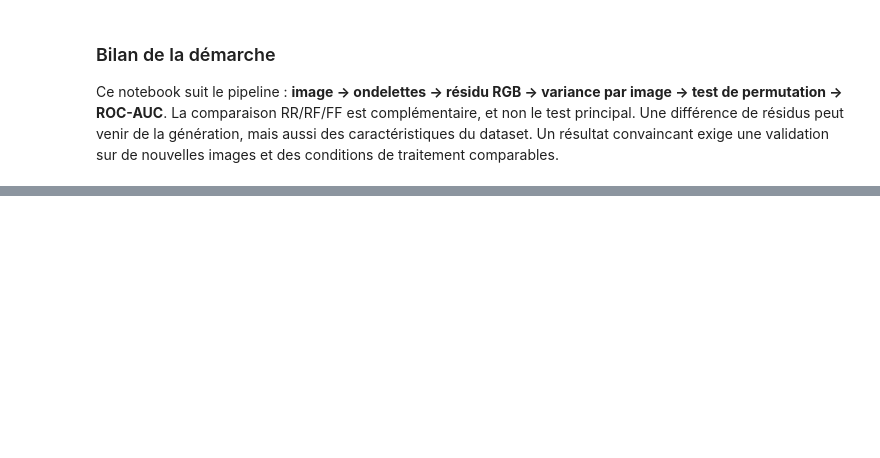
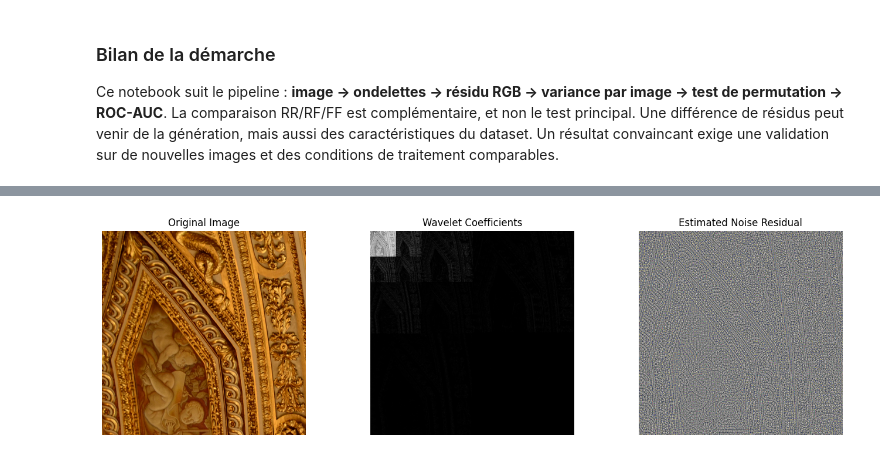
Before and after one commit to yassinekhaldoun/Deepfake-Detection-Image-Forensics-Machine-Learning, a Jupyter notebook: noise/noise.ipynb, the cells around one changed output, grey strips where cells are left out. Drawn from its saved outputs; the diff is of its cells as text; code cells hidden in the pictures; blank space fills up the shorter version.

```diff
--- a/noise/noise.ipynb
+++ b/noise/noise.ipynb
@@ -345,0 +447,42 @@ Ce notebook suit le pipeline : **image → ondelettes → résidu RGB → varian
+# %%
+import pywt
+
+import matplotlib.pyplot as plt
+
+import numpy as np
+
+image = load_rgb(real_files[0])
+
+gray = np.mean(image, axis=2)
+
+coeffs = pywt.wavedec2(gray, "db2", level=3)
+
+wavelet_array, _ = pywt.coeffs_to_array(coeffs)
+
+denoised, noise, _ = extract_noise(image)
+
+fig, axes = plt.subplots(1, 3, figsize=(14, 4))
+
+axes[0].imshow(image)
+
+axes[0].set_title("Original Image")
+
+axes[1].imshow(np.log1p(np.abs(wavelet_array)), cmap="gray")
+
+axes[1].set_title("Wavelet Coefficients")
+
+axes[2].imshow(np.clip(0.5 + 15 * noise, 0, 1))
+
+axes[2].set_title("Estimated Noise Residual")
+
+for ax in axes:
+
+    ax.axis("off")
+
+plt.tight_layout()
+
+plt.savefig("wavelet_visual.png", dpi=300, bbox_inches="tight")
+
+plt.show()
+# %% [output]
+[figure, added]
```
Also changed, not shown: parts of 8 cells of this notebook, 1 other file.
